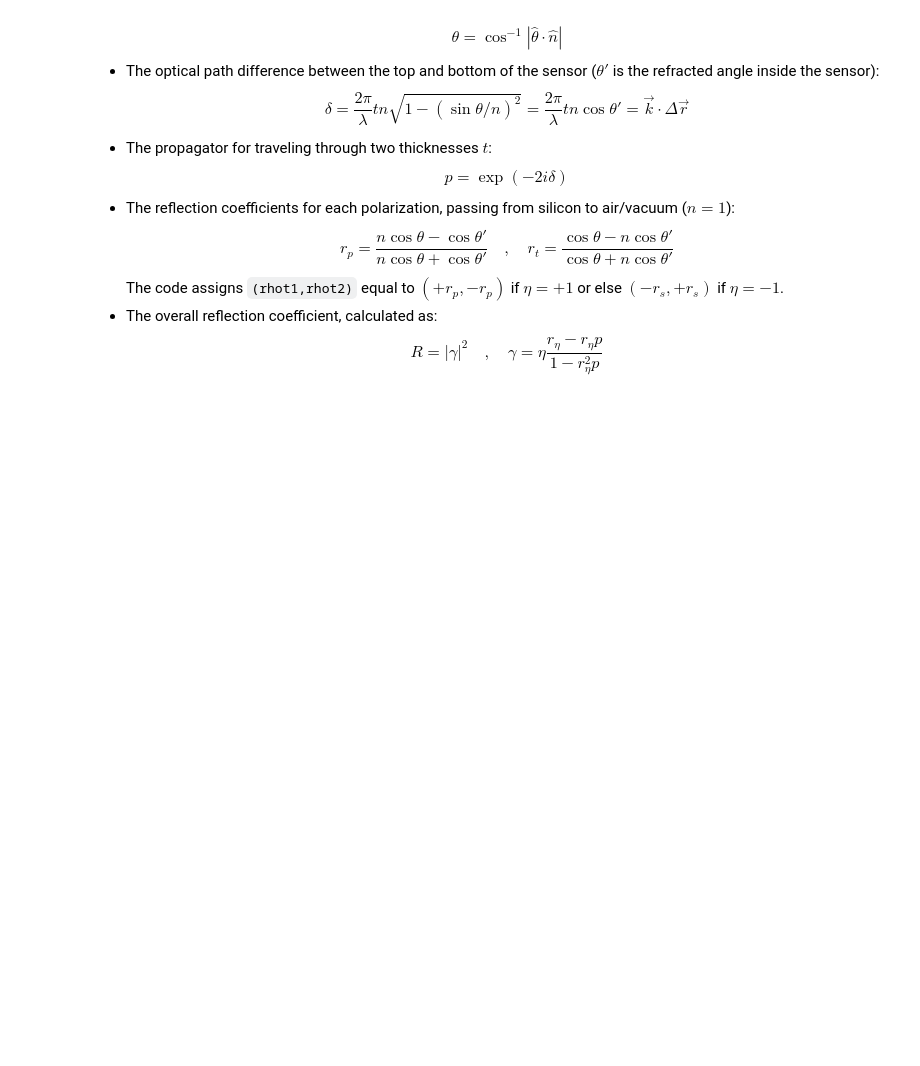
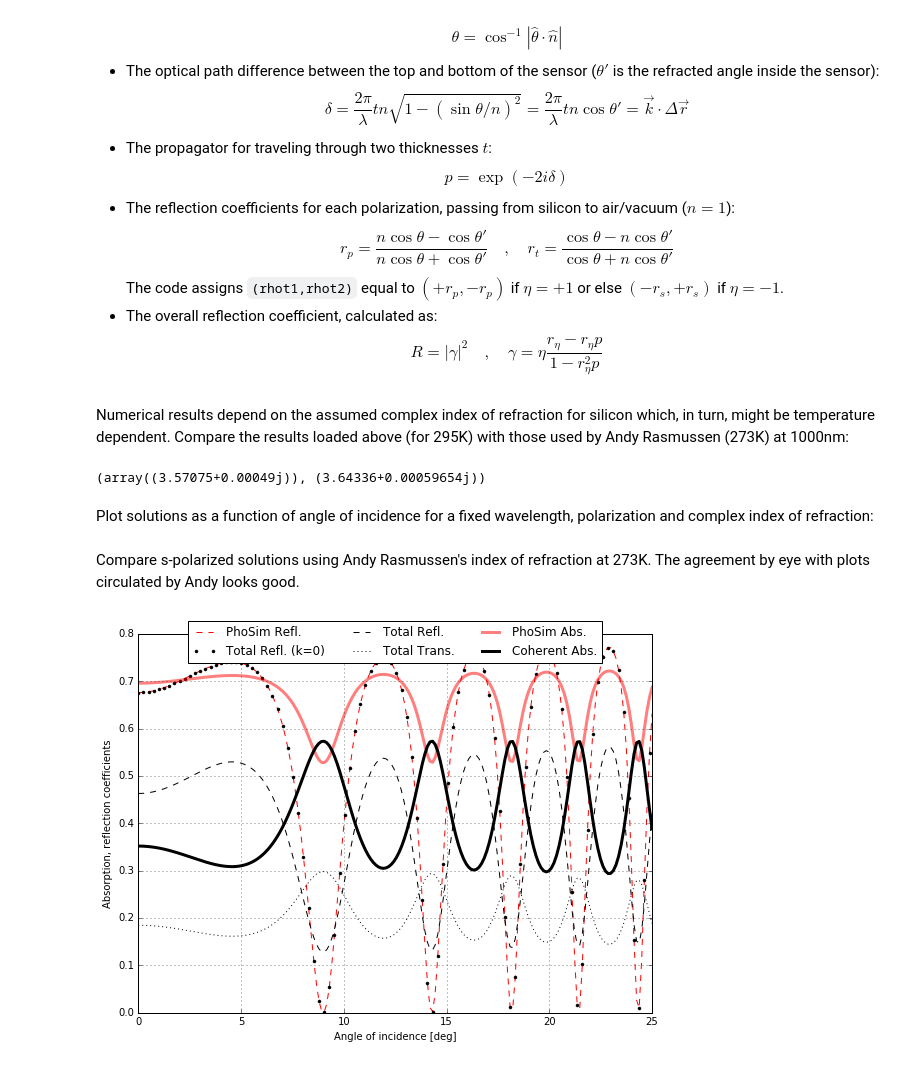
Before and after one commit to dkirkby/AstroCCD, a Jupyter notebook: Fringing.ipynb, the cells around one changed output. Saved outputs shown, nothing was run; the diff lists cells and outputs as text; code cells hidden in the pictures; blank space fills up the shorter version.

```diff
--- a/Fringing.ipynb
+++ b/Fringing.ipynb
@@ -867,4 +877,14 @@ def tmm_phosim(theta, polarization, wavelength, nSi, thickness=100*u.um):
         A[i] = 1. - result['T'] - result['R']
 
     return R, A
+# %% [markdown]
+Numerical results depend on the assumed complex index of refraction for silicon which, in turn, might be temperature dependent. Compare the results loaded above (for 295K) with those used by Andy Rasmussen (273K) at 1000nm:
+# %%
+nSi_295 = index_of_refraction['Si'](1000.)
+nSi_273 = 3.64336 + 0.00059654j
+nSi_295, nSi_273
+# %% [output]
+(array((3.57075+0.00049j)), (3.64336+0.00059654j))
+# %% [markdown]
+Plot solutions as a function of angle of incidence for a fixed wavelength, polarization and complex index of refraction:
 # %%
@@ -893,3 +919,9 @@ def plot_phosim(wavelength=1*u.um, polarization='p', save=None):
     plt.tight_layout()
     if save:
         plt.savefig(save)
+# %% [markdown]
+Compare s-polarized solutions using Andy Rasmussen's index of refraction at 273K. The agreement by eye with plots circulated by Andy looks good.
+# %%
+plot_phosim(wavelength=1*u.um, polarization='s', nSi=nSi_273, save='phosim_fringes_update.png')
+# %% [output]
+[figure, added]
```
Also changed, not shown: parts of 10 cells of this notebook.
